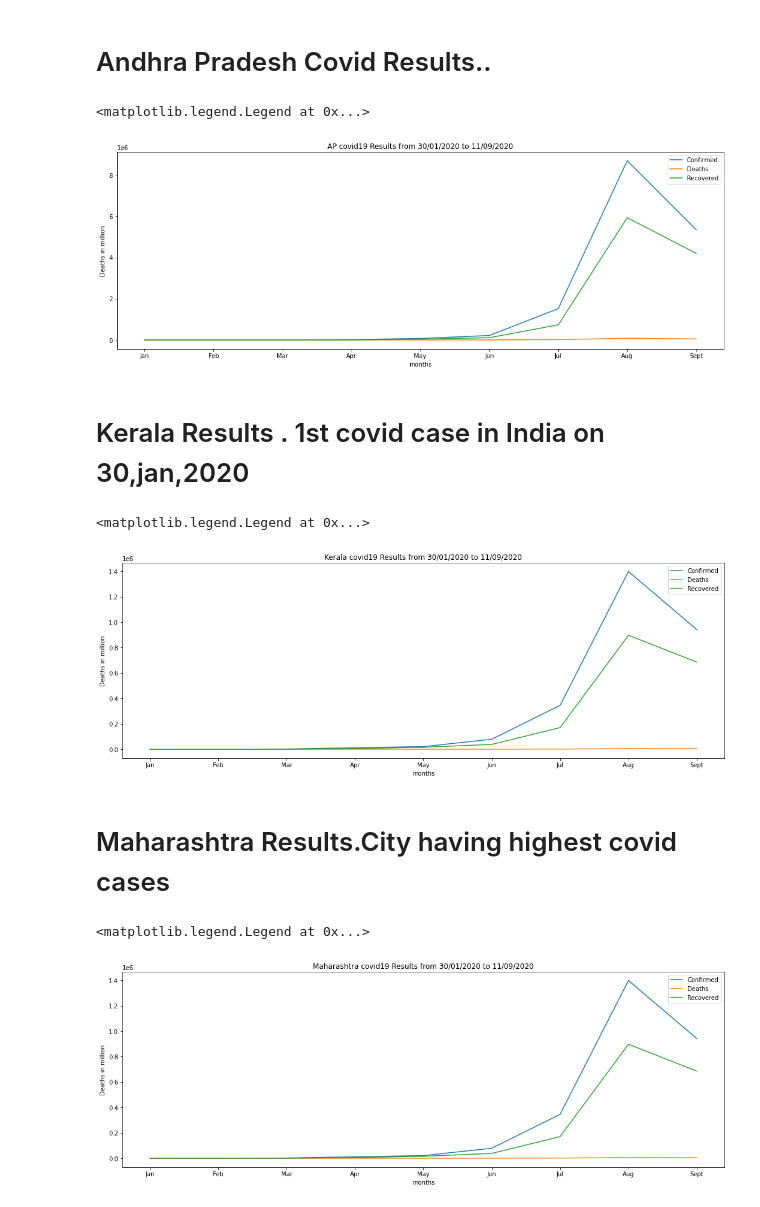
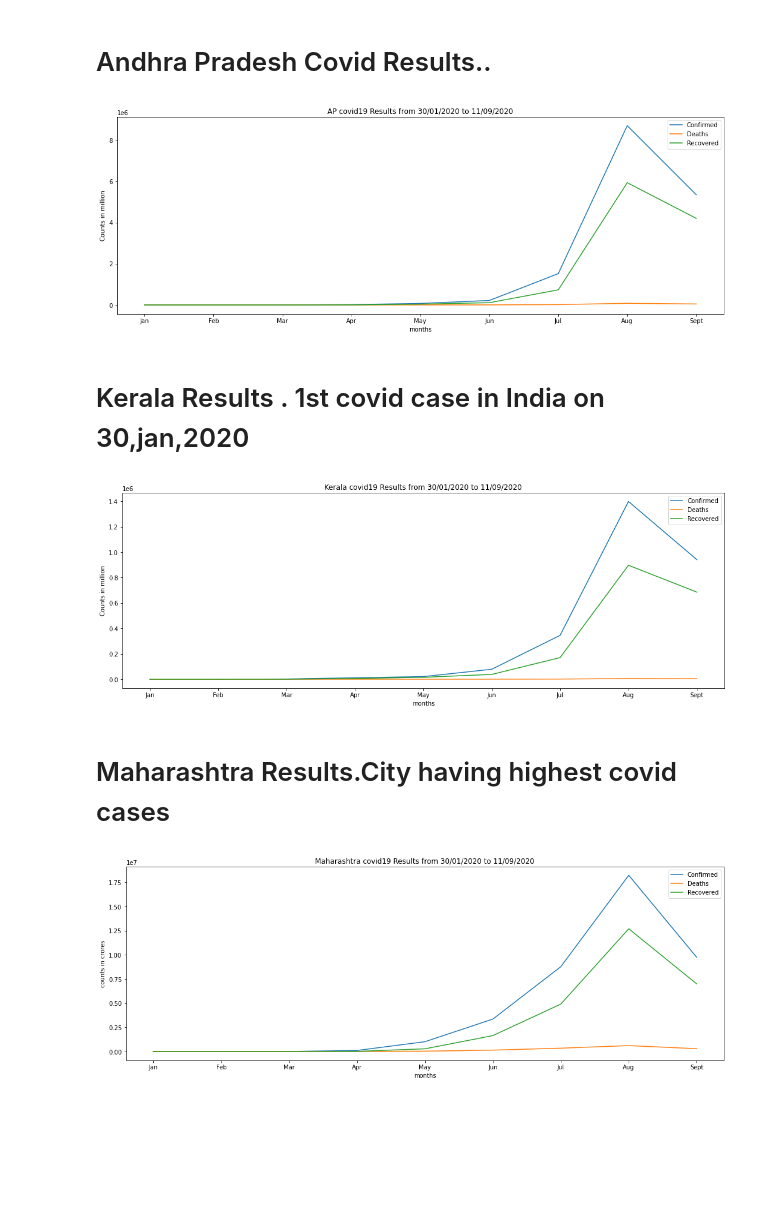
Before and after one commit to Harish0512-design/Covid19-Analysis, a Jupyter notebook: covid19.ipynb, the cells around one changed output. Saved outputs shown, nothing was run; the diff lists cells and outputs as text; code cells hidden in the pictures; blank space fills up the shorter version.

```diff
--- a/covid19.ipynb
+++ b/covid19.ipynb
@@ -276,13 +276,13 @@ plt.figure(figsize=(18,6))
 sns.lineplot(data=x,label='Confirmed')
 sns.lineplot(data=y,label='Deaths')
 sns.lineplot(data=z,label='Recovered')
-plt.ylabel('Deaths in million')
+plt.ylabel('Counts in million')
 plt.xlabel('months')
 plt.title('AP covid19 Results from 30/01/2020 to 11/09/2020')
 plt.xticks([1,2,3,4,5,6,7,8,9],['Jan','Feb','Mar','Apr','May','Jun','Jul','Aug','Sept'])
 plt.legend()
+plt.savefig('AndhraPradesh.jpeg')
 # %% [output]
-<matplotlib.legend.Legend at 0x...>
 [figure]
 # %% [markdown]
 # Kerala Results . 1st covid case in India on 30,jan,2020
@@ -300,35 +300,35 @@ plt.figure(figsize=(18,6))
 sns.lineplot(data=xk,label='Confirmed')
 sns.lineplot(data=yk,label='Deaths')
 sns.lineplot(data=zk,label='Recovered')
-plt.ylabel('Deaths in million')
+plt.ylabel('Counts in million')
 plt.xlabel('months')
 plt.title('Kerala covid19 Results from 30/01/2020 to 11/09/2020')
 plt.xticks([1,2,3,4,5,6,7,8,9],['Jan','Feb','Mar','Apr','May','Jun','Jul','Aug','Sept'])
 plt.legend()
+plt.savefig('Kerala.jpeg')
 # %% [output]
-<matplotlib.legend.Legend at 0x...>
 [figure]
 # %% [markdown]
 # Maharashtra Results.City having highest covid cases
 # %%
 mc = df.pivot_table(index='State/UnionTerritory',columns='month',aggfunc='sum',values='Confirmed')
 mc.fillna(0,inplace=True)
 xm = apc.loc['Maharashtra']
 md = df.pivot_table(index='State/UnionTerritory',columns='month',aggfunc='sum',values='Deaths')
 md.fillna(0,inplace=True)
 ym = apd.loc['Maharashtra']
 mr = df.pivot_table(index='State/UnionTerritory',columns='month',aggfunc='sum',values='Cured')
 mr.fillna(0,inplace=True)
 zm = apr.loc['Maharashtra']
 plt.figure(figsize=(18,6))
-sns.lineplot(data=xk,label='Confirmed')
-sns.lineplot(data=yk,label='Deaths')
-sns.lineplot(data=zk,label='Recovered')
-plt.ylabel('Deaths in million')
+sns.lineplot(data=xm,label='Confirmed')
+sns.lineplot(data=ym,label='Deaths')
+sns.lineplot(data=zm,label='Recovered')
+plt.ylabel('counts in crores')
 plt.xlabel('months')
 plt.title('Maharashtra covid19 Results from 30/01/2020 to 11/09/2020')
 plt.xticks([1,2,3,4,5,6,7,8,9],['Jan','Feb','Mar','Apr','May','Jun','Jul','Aug','Sept'])
 plt.legend()
+plt.savefig('Maharahtra.jpeg')
 # %% [output]
-<matplotlib.legend.Legend at 0x...>
-[figure, old version]
+[figure, new version]
```
Also changed, not shown: parts of 2 cells of this notebook, 9 other files.
